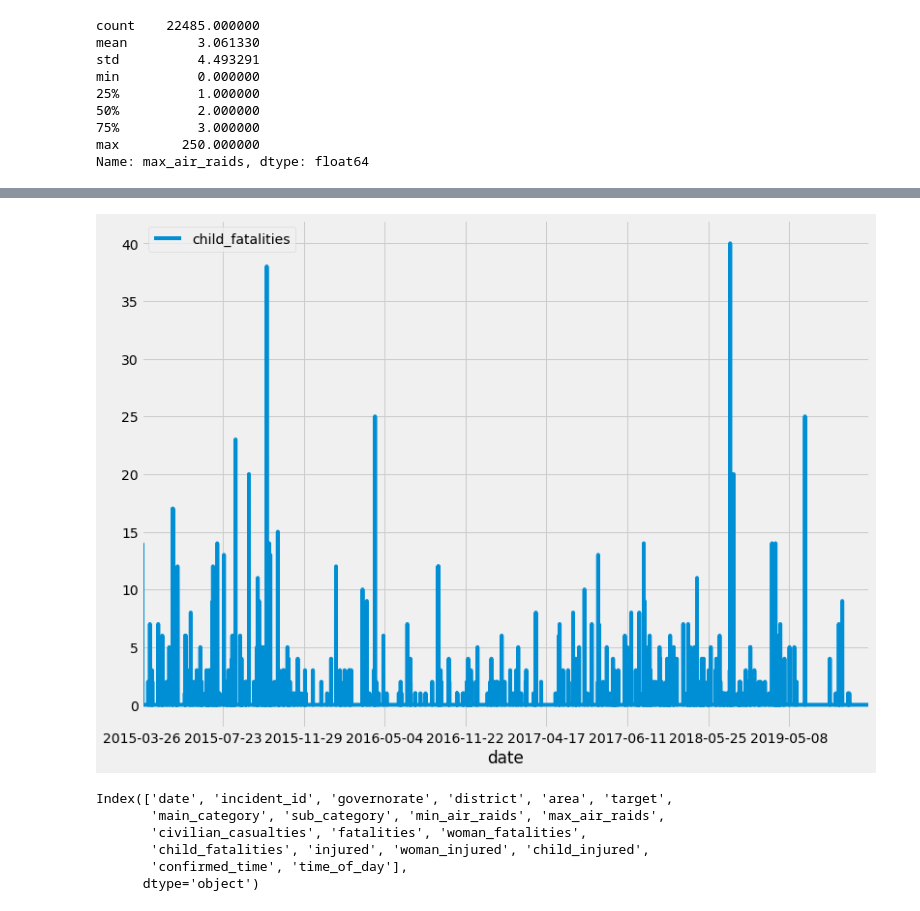
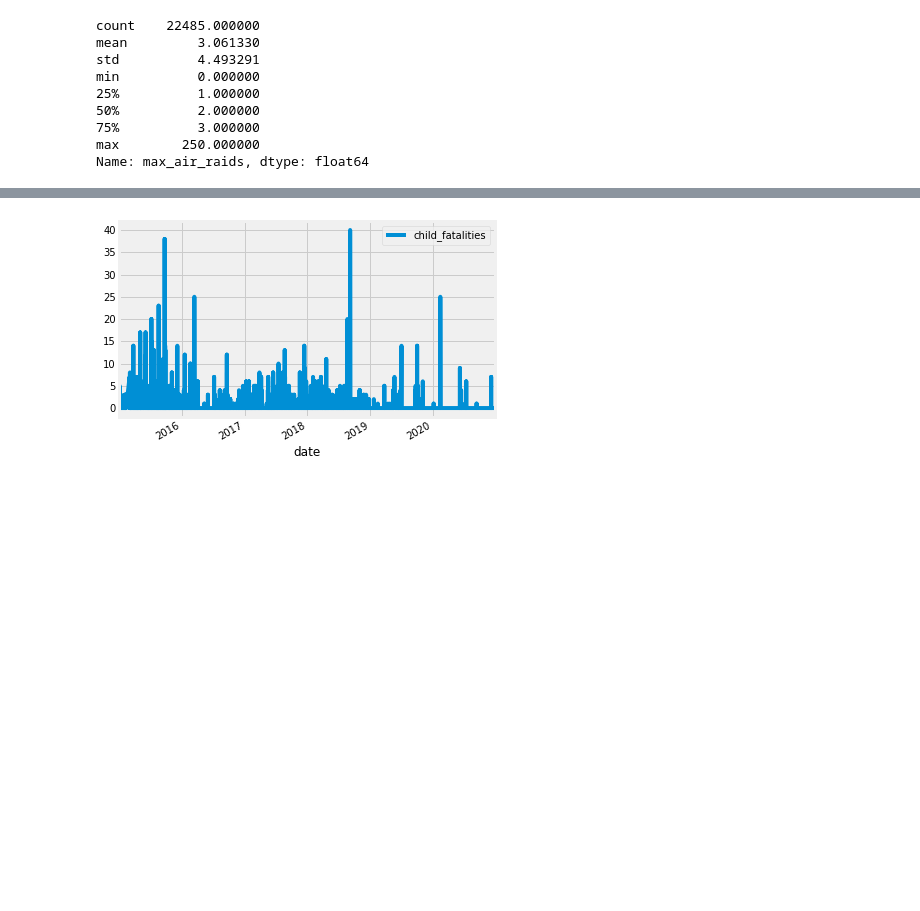
Before and after one commit to gnelsonpr6/yemen_air_raids, a Jupyter notebook: eileen_eda_notebook.ipynb, the cells around one changed output, grey strips where cells are left out. Cells and saved outputs as stored; diff of their text form; code cells hidden in the pictures; blank space fills up the shorter version.

```diff
--- a/eileen_eda_notebook-Copy1.ipynb
+++ b/eileen_eda_notebook.ipynb
@@ -210,13 +200,4 @@ df.plot(x='date', y='civilian_casualties', figsize=(12,9));
 # %%
-df.plot(x='date', y='child_fatalities', figsize=(12,9));
+df.plot(x='date', y='child_fatalities');
 # %% [output]
-[figure, old version]
+[figure, new version]
-# %%
-df.columns
-# %% [output]
-Index(['date', 'incident_id', 'governorate', 'district', 'area', 'target',
-       'main_category', 'sub_category', 'min_air_raids', 'max_air_raids',
-       'civilian_casualties', 'fatalities', 'woman_fatalities',
-       'child_fatalities', 'injured', 'woman_injured', 'child_injured',
-       'confirmed_time', 'time_of_day'],
-      dtype='object')
```
Also changed, not shown: parts of 41 cells of this notebook.
